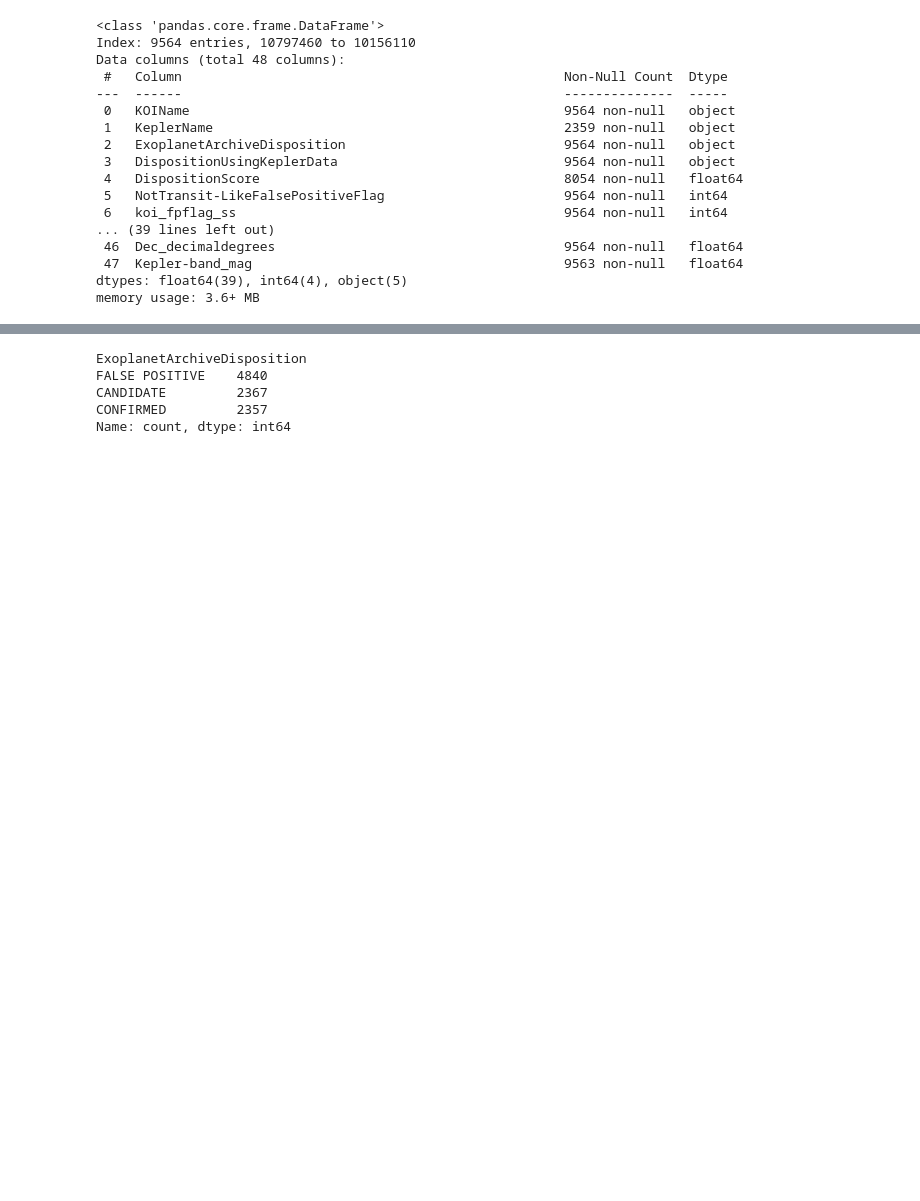
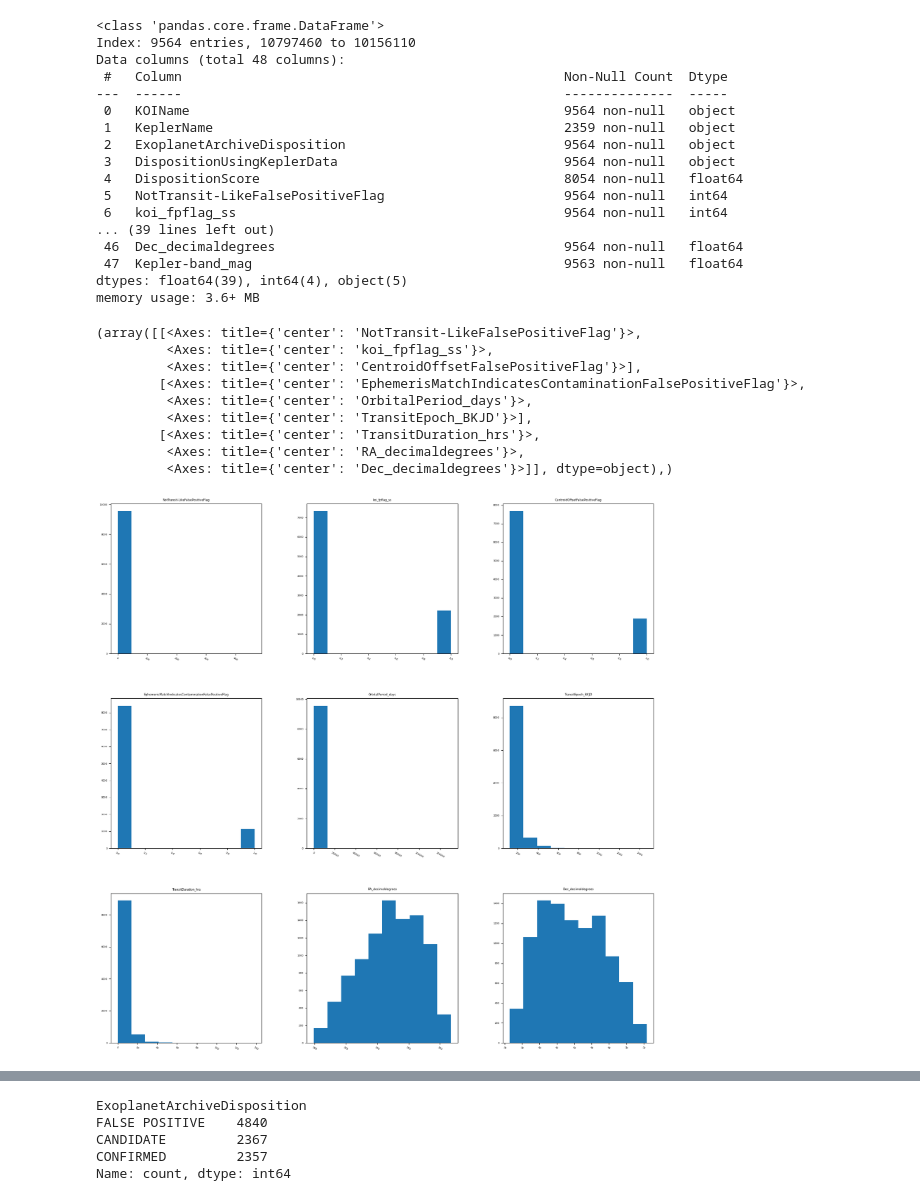
Before and after one commit to jezu1/ML_NASAProject, a Jupyter notebook: Import_clean_data.ipynb, the cells around one changed output, grey strips where cells are left out. Drawn from its saved outputs; the diff is of its cells as text; code cells hidden in the pictures; blank space fills up the shorter version.

```diff
--- a/Import_clean_data.ipynb
+++ b/Import_clean_data.ipynb
@@ -221,3 +189,19 @@ Data columns (total 48 columns):
  47  Kepler-band_mag                                        9563 non-null   float64
 dtypes: float64(39), int64(4), object(5)
 memory usage: 3.6+ MB
+# %%
+%matplotlib inline
+# Plot histogram grid to check how data is distributed
+df.hist(figsize=(20,20), xrot=-30, grid=False),
+plt.show()
+# %% [output]
+(array([[<Axes: title={'center': 'NotTransit-LikeFalsePositiveFlag'}>,
+         <Axes: title={'center': 'koi_fpflag_ss'}>,
+         <Axes: title={'center': 'CentroidOffsetFalsePositiveFlag'}>],
+        [<Axes: title={'center': 'EphemerisMatchIndicatesContaminationFalsePositiveFlag'}>,
+         <Axes: title={'center': 'OrbitalPeriod_days'}>,
+         <Axes: title={'center': 'TransitEpoch_BKJD'}>],
+        [<Axes: title={'center': 'TransitDuration_hrs'}>,
+         <Axes: title={'center': 'RA_decimaldegrees'}>,
+         <Axes: title={'center': 'Dec_decimaldegrees'}>]], dtype=object),)
+[figure, added]
```
Also changed, not shown: parts of 17 cells of this notebook.
